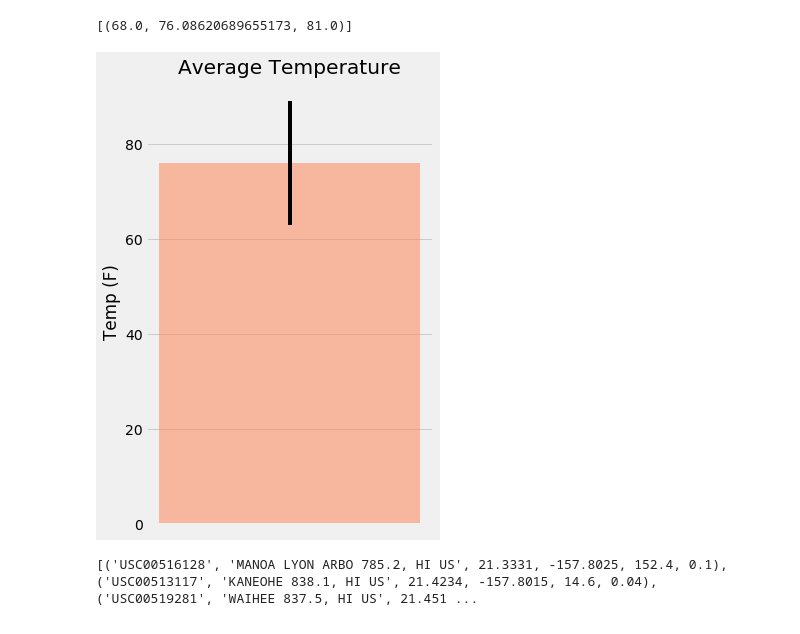
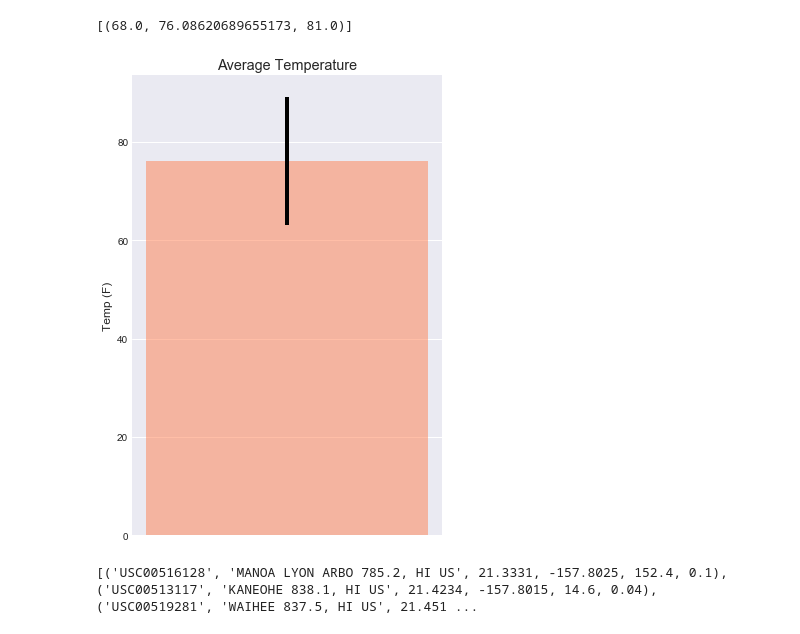
Before and after one commit to ppainuly/Hawaii-Weather-Analysis, a Jupyter notebook: climate_starter.ipynb, the cells around one changed output. Cells and saved outputs as stored; diff of their text form; code cells hidden in the pictures.

```diff
--- a/climate_starter.ipynb
+++ b/climate_starter.ipynb
@@ -276,20 +261,21 @@ my_trip
 # %%
 # Plot the results from your previous query as a bar chart.
 # Use "Trip Avg Temp" as your Title
 # Use the average temperature for the y value
 # Use the peak-to-peak (tmax-tmin) value as the y error bar (yerr)
-
+style.use('seaborn-dark')
 trip_df = pd.DataFrame(my_trip, columns=['tmin', 'tavg', 'tmax'])
 plt.figure(figsize=(5,7))
 plt.bar(['1'], trip_df['tavg'], yerr=(trip_df['tmax'] - trip_df['tmin']), color='coral',alpha=0.5)
 plt.ylabel("Temp (F)")
 plt.title('Average Temperature')
 plt.xticks([])
 plt.tight_layout()
+plt.grid()
 plt.savefig("Images/AveTempTrip.png")
 plt.show()
 # %% [output]
-[figure, old version]
+[figure, new version]
 # %%
 # Calculate the total amount of rainfall per weather station for your trip dates using the previous year's matching dates.
 # Sort this in descending order by precipitation amount and list the station, name, latitude, longitude, and elevation
```
Also changed, not shown: parts of 5 cells of this notebook, 2 other files.
